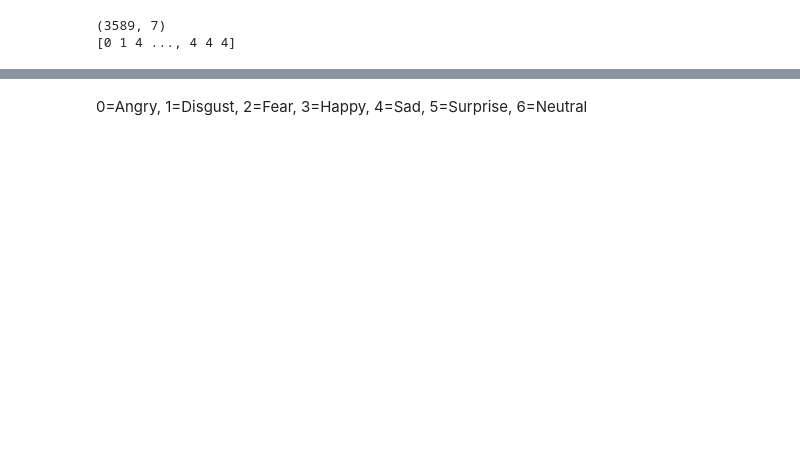
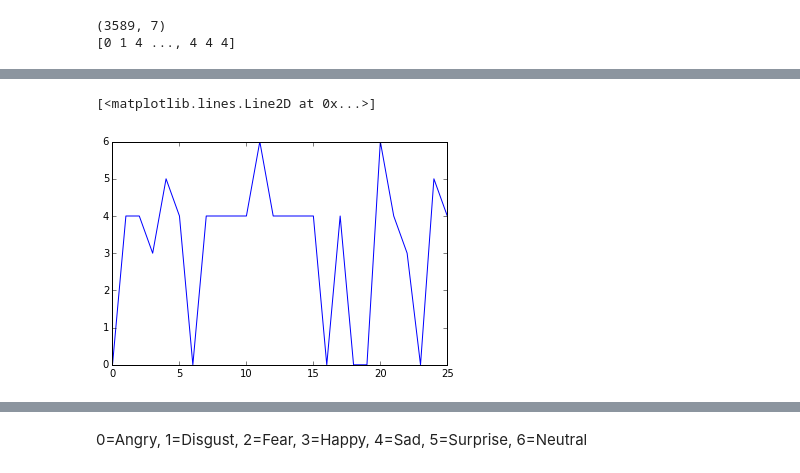
Before and after one commit to sagarjoglekar/vineCrawl, a Jupyter notebook: notebooks/UsePretrainedCNN.ipynb, the cells around one changed output, grey strips where cells are left out. Cells and saved outputs as stored; diff of their text form; code cells hidden in the pictures; blank space fills up the shorter version.

```diff
--- a/notebooks/UsePretrainedCNN.ipynb
+++ b/notebooks/UsePretrainedCNN.ipynb
@@ -258,3 +296,9 @@ probpredict = theano.function(inputs=[X], outputs=py_x, allow_input_downcast=Tru
+# %%
+emos = np.argmax(vinePy_x , axis = 1)
+plt.plot(emos)
+# %% [output]
+[<matplotlib.lines.Line2D at 0x...>]
+[figure, added]
 # %%
 errorVal = np.mean(np.argmax(ValY, axis=1) == predict(ValX))
 error = np.mean(np.argmax(teY, axis=1) == predict(teX))
```
Also changed, not shown: parts of 22 cells of this notebook, 1 other file.
